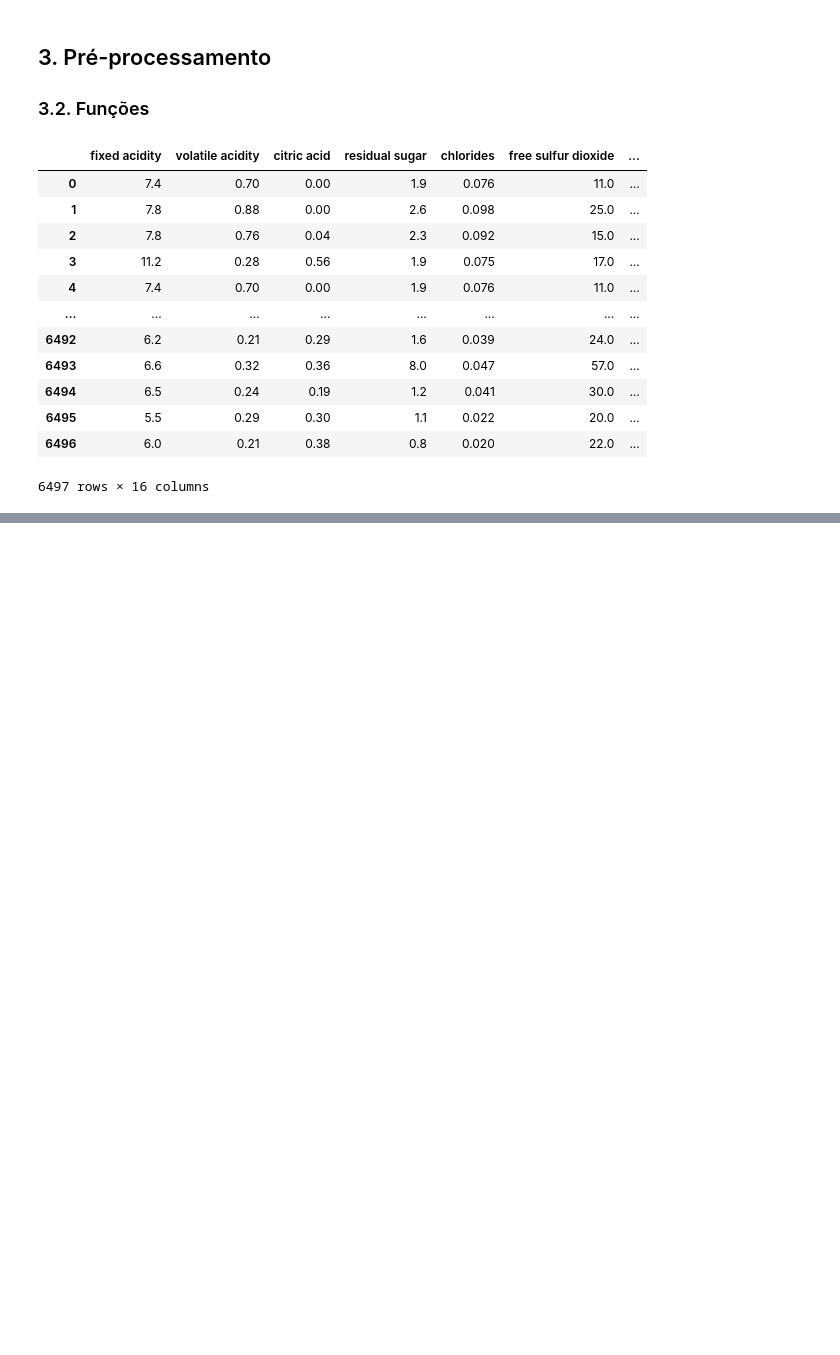
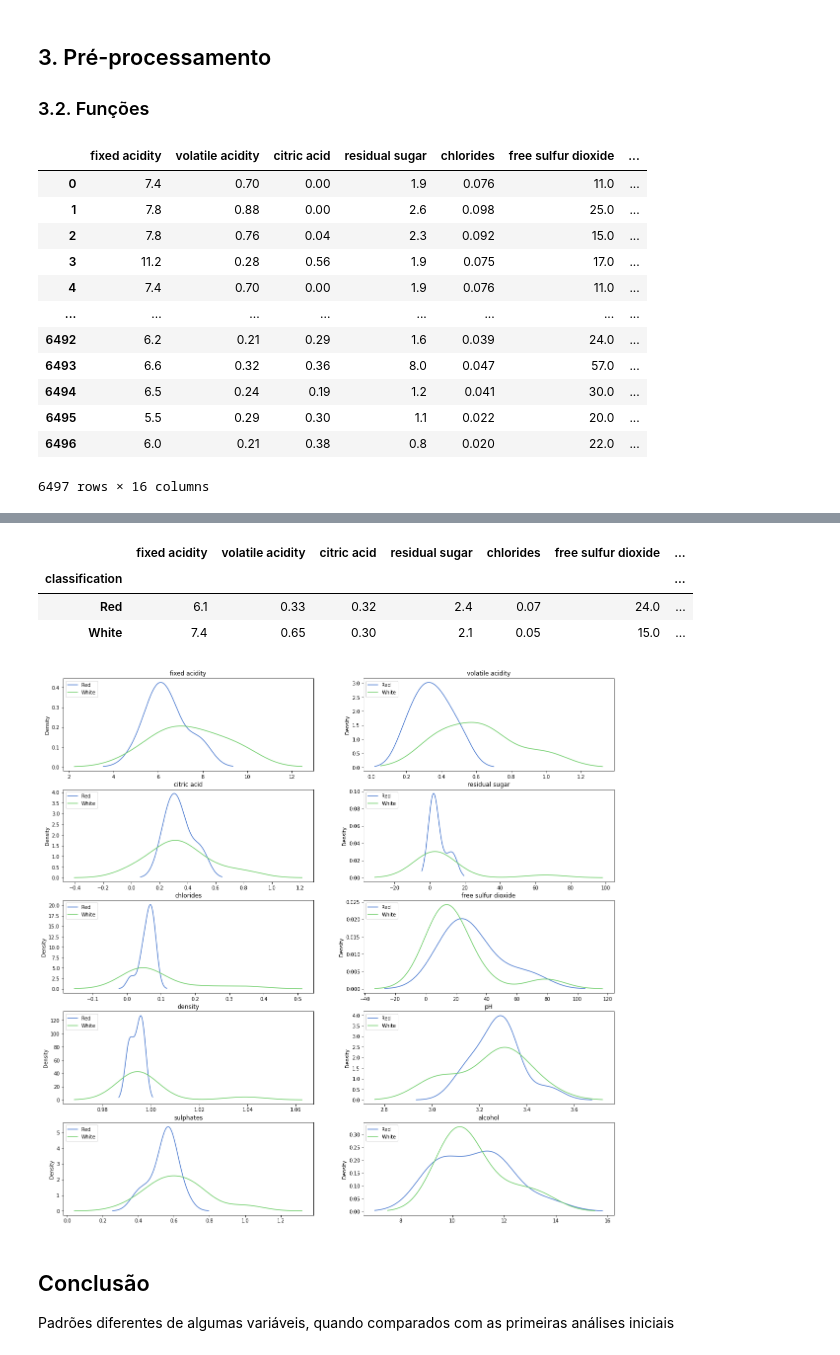
Before and after one commit to barbosarafael/DS_Avancado, a Jupyter notebook: wine_projeto/notebook_projeto.ipynb, the cells around one changed output, grey strips where cells are left out. Drawn from its saved outputs; the diff is of its cells as text; code cells hidden in the pictures; blank space fills up the shorter version.

```diff
--- a/wine_projeto/notebook_projeto.ipynb
+++ b/wine_projeto/notebook_projeto.ipynb
@@ -539,0 +553,2 @@ banco
+# %%
+model.fit(x_treino, y_treino)
@@ -539,0 +631,2 @@ banco
+# %%
+y_pred = model.predict(x_teste)
@@ -539,0 +641,4 @@ banco
+# %%
+df_last = pd.DataFrame({"x": y_teste, "y": y_pred})
+
+df_last.head()
@@ -539,0 +652,8 @@ banco
+# %%
+df_last["tf"] = df_last["x"] == df_last["y"]
+
+id_prob = list(df_last[df_last["tf"] == False].index)
+
+df_prob = banco.loc[id_prob]
+
+df_prob.head()
@@ -539,0 +667,24 @@ banco
+# %%
+df_prob.groupby("classification").median().round(2)
+# %% [output]
+|  | fixed acidity | volatile acidity | citric acid | residual sugar | chlorides | free sulfur dioxide | ... |
+| classification |  |  |  |  |  |  | ... |
+| Red | 6.1 | 0.33 | 0.32 | 2.4 | 0.07 | 24.0 | ... |
+| White | 7.4 | 0.65 | 0.30 | 2.1 | 0.05 | 15.0 | ... |
+# %%
+banco_quality_wo = df_prob.drop(["total sulfur dioxide", "quality"], axis = 1)
+
+f, axes = plt.subplots(5, 2, figsize = (20, 20), sharex = False)
+
+for ax, column in zip(axes.flat, banco_quality_wo.columns):
+    banco_quality_wo.groupby("classification")[column].plot(kind = "kde", ax = ax)
+    ax.legend(loc = "upper left")
+    ax.set_title(column)
+
+f.show()
+# %% [output]
+[figure, added]
+# %% [markdown]
+## Conclusão
+
+Padrões diferentes de algumas variáveis, quando comparados com as primeiras análises iniciais
```
Also changed, not shown: parts of 33 cells of this notebook, 1 other file.
